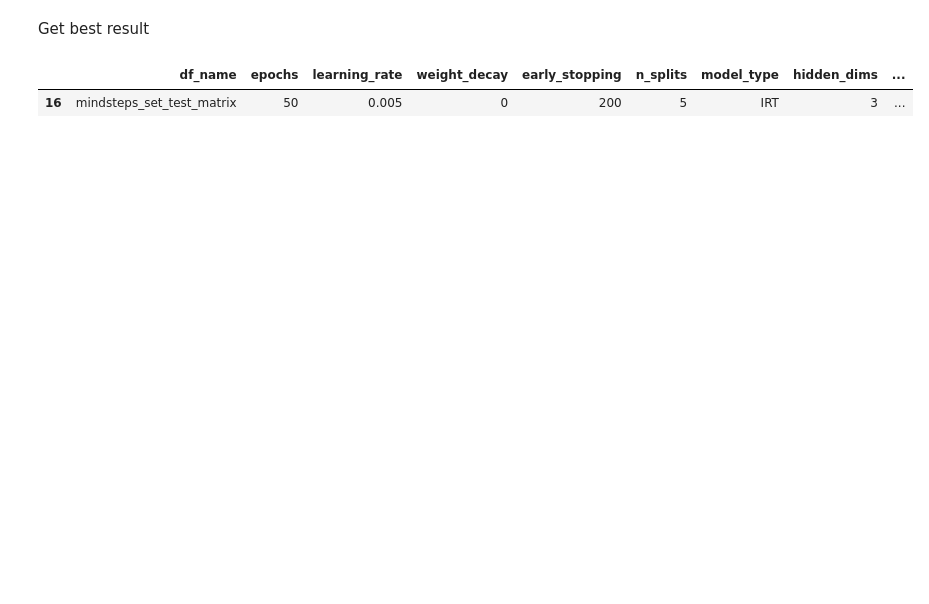
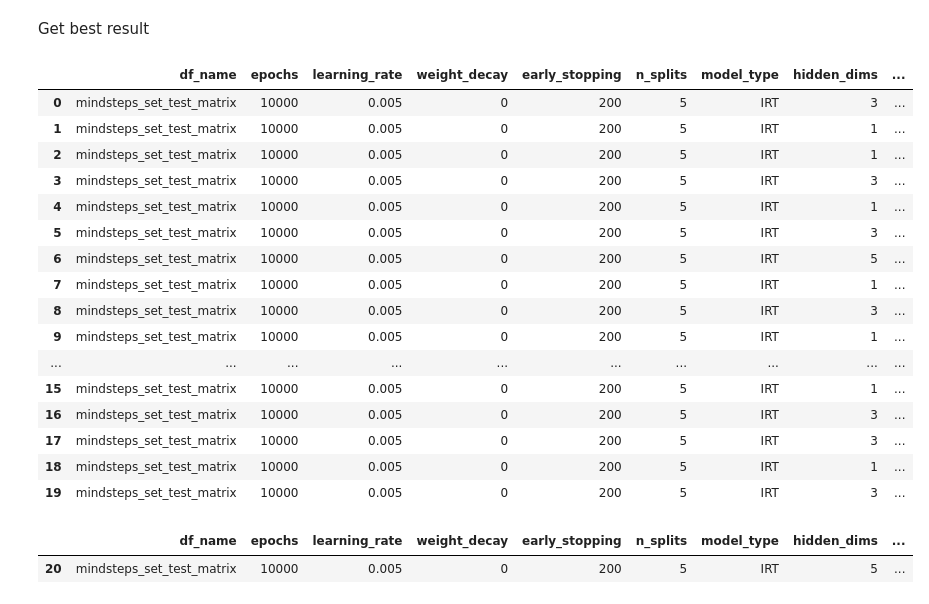
Before and after one commit to lisiq/Modelling-Students-Learning, a Jupyter notebook: Plot_experiments.ipynb, the cells around one changed output. Cells and saved outputs as stored; diff of their text form; code cells hidden in the pictures; blank space fills up the shorter version.

```diff
--- a/Plot_experiments.ipynb
+++ b/Plot_experiments.ipynb
@@ -8,35 +8,56 @@ import seaborn as sns
 import matplotlib.pyplot as plt
 
 folder = 'results'
-pattern = 'AUC'
+patterns = ['AUC', 'Balanced Accuracy']
 
-par_list = ['model_type', 'hidden_dims', 'lambda1', 'lambda2',  'epochs', 'learning_rate', 'weight_decay', 'early_stopping', 'n_splits', 'df_name', 'val_mean', 'val_std', 'test_mean', 'test_std']
-def find_finished(folder, pattern):
+par_list = ['model_type', 'hidden_dims', 'lambda1', 'lambda2',  'epochs', 'learning_rate', 'weight_decay', 'early_stopping', 'n_splits', 'df_name']
+def find_finished(folder, patterns, par_list):
     finished = []
     for filename in _glob.glob(os.path.join(folder, '*.results')):
         with open(filename, 'r') as file:
             results = json.load(file)
-            if results['done']:
-                mydict = { k: v  for k, v in results.items() if pattern in k }
-                val = np.array([v for k, v in mydict.items() if 'val' in k])
-                test = np.array([v for k, v in mydict.items() if 'test' in k])
-                results.update({'val_mean': np.mean(val),
-                                'val_std': np.std(val),
-                                'test_mean': np.mean(test),
-                                'test_std': np.std(val)})
+            if results['done'] and results['model_type'] == 'IRT':
+                for pattern in patterns:
+                    mydict = { k: v  for k, v in results.items() if pattern in k }
+                    val = np.array([v for k, v in mydict.items() if 'val' in k])
+                    test = np.array([v for k, v in mydict.items() if 'test' in k])
+                    results.update({f'{pattern}_val_mean': np.mean(val),
+                                    f'{pattern}_val_std': np.std(val),
+                                    f'{pattern}_test_mean': np.mean(test),
+                                    f'{pattern}_test_std': np.std(test)})
+                    par_list += [f'{pattern}_val_mean', f'{pattern}_val_std', f'{pattern}_test_mean', f'{pattern}_test_std']
                 finished.append({k: v for k, v in results.items() if k in par_list})
     return finished
 
-finished = find_finished(folder, 'AUC')
+finished = find_finished(folder, patterns, par_list)
 #print(finished)
 # %% [markdown]
 Get best result
 # %%
 df = pd.DataFrame(finished)
 df.head(20)
-df.sort_values('val_mean', ascending=False).head(1)
 # %% [output]
 |  | df_name | epochs | learning_rate | weight_decay | early_stopping | n_splits | model_type | hidden_dims | ... |
-| 16 | mindsteps_set_test_matrix | 50 | 0.005 | 0 | 200 | 5 | IRT | 3 | ... |
+| 0 | mindsteps_set_test_matrix | 10000 | 0.005 | 0 | 200 | 5 | IRT | 3 | ... |
+| 1 | mindsteps_set_test_matrix | 10000 | 0.005 | 0 | 200 | 5 | IRT | 1 | ... |
+| 2 | mindsteps_set_test_matrix | 10000 | 0.005 | 0 | 200 | 5 | IRT | 1 | ... |
+| 3 | mindsteps_set_test_matrix | 10000 | 0.005 | 0 | 200 | 5 | IRT | 3 | ... |
+| 4 | mindsteps_set_test_matrix | 10000 | 0.005 | 0 | 200 | 5 | IRT | 1 | ... |
+| 5 | mindsteps_set_test_matrix | 10000 | 0.005 | 0 | 200 | 5 | IRT | 3 | ... |
+| 6 | mindsteps_set_test_matrix | 10000 | 0.005 | 0 | 200 | 5 | IRT | 5 | ... |
+| 7 | mindsteps_set_test_matrix | 10000 | 0.005 | 0 | 200 | 5 | IRT | 1 | ... |
+| 8 | mindsteps_set_test_matrix | 10000 | 0.005 | 0 | 200 | 5 | IRT | 3 | ... |
+| 9 | mindsteps_set_test_matrix | 10000 | 0.005 | 0 | 200 | 5 | IRT | 1 | ... |
+| ... | ... | ... | ... | ... | ... | ... | ... | ... | ... |
+| 15 | mindsteps_set_test_matrix | 10000 | 0.005 | 0 | 200 | 5 | IRT | 1 | ... |
+| 16 | mindsteps_set_test_matrix | 10000 | 0.005 | 0 | 200 | 5 | IRT | 3 | ... |
+| 17 | mindsteps_set_test_matrix | 10000 | 0.005 | 0 | 200 | 5 | IRT | 3 | ... |
+| 18 | mindsteps_set_test_matrix | 10000 | 0.005 | 0 | 200 | 5 | IRT | 1 | ... |
+| 19 | mindsteps_set_test_matrix | 10000 | 0.005 | 0 | 200 | 5 | IRT | 3 | ... |
+# %%
+df.sort_values('AUC_val_mean', ascending=False).head(1)
+# %% [output]
+|  | df_name | epochs | learning_rate | weight_decay | early_stopping | n_splits | model_type | hidden_dims | ... |
+| 20 | mindsteps_set_test_matrix | 10000 | 0.005 | 0 | 200 | 5 | IRT | 5 | ... |
 # %%
 f, axes = plt.subplots(1, 2, figsize=(16, 8))
```
Also changed, not shown: parts of 1 cell of this notebook, 2 other files.
